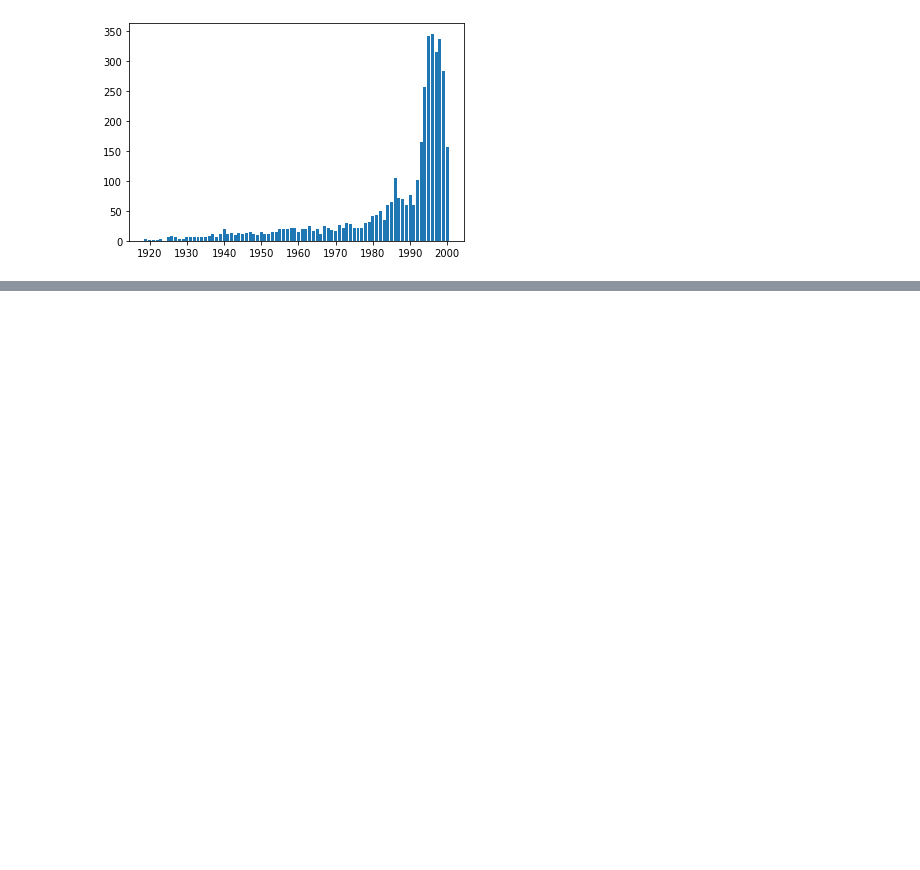
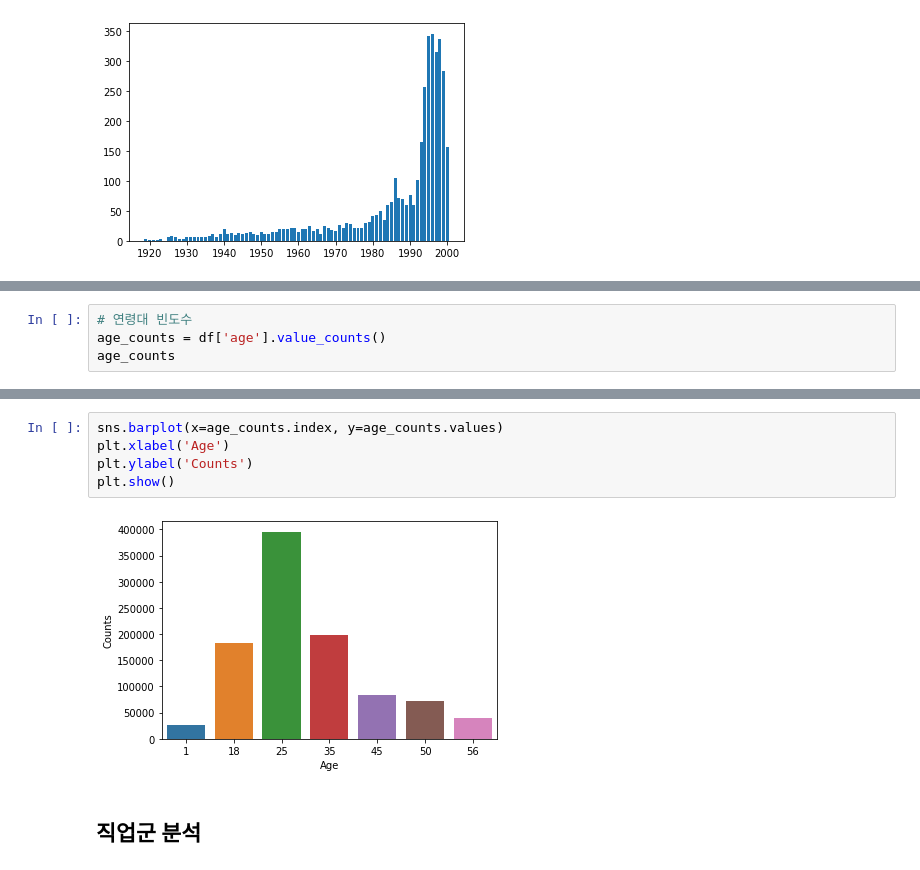
Before and after one commit to Gasijiyo/FirstStep_Python, a Jupyter notebook: py25_movielens.ipynb, the cells around one changed output, grey strips where cells are left out. Drawn from its saved outputs; the diff is of its cells as text; blank space fills up the shorter version.

```diff
--- a/py25_movielens.ipynb
+++ b/py25_movielens.ipynb
@@ -368,0 +575,4 @@ plt.show()
+# %%
+# 연령대 빈도수
+age_counts = df['age'].value_counts()
+age_counts
@@ -368,0 +588,9 @@ plt.show()
+# %%
+sns.barplot(x=age_counts.index, y=age_counts.values)
+plt.xlabel('Age')
+plt.ylabel('Counts')
+plt.show()
+# %% [output]
+[figure, added]
+# %% [markdown]
+## 직업군 분석
```
Also changed, not shown: parts of 111 cells of this notebook.
